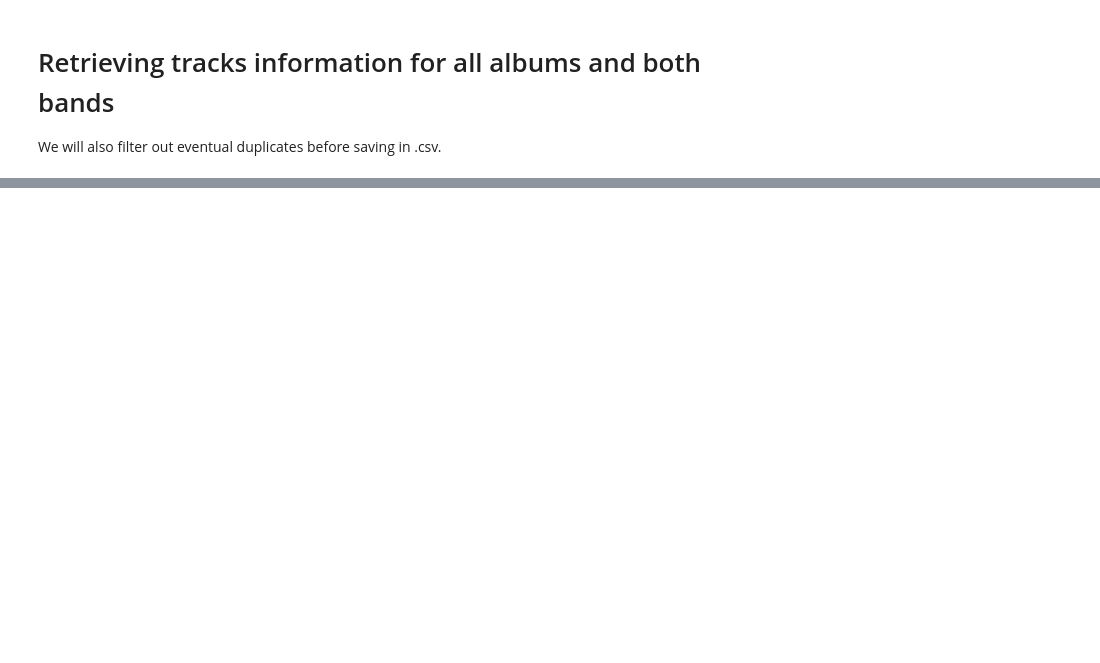
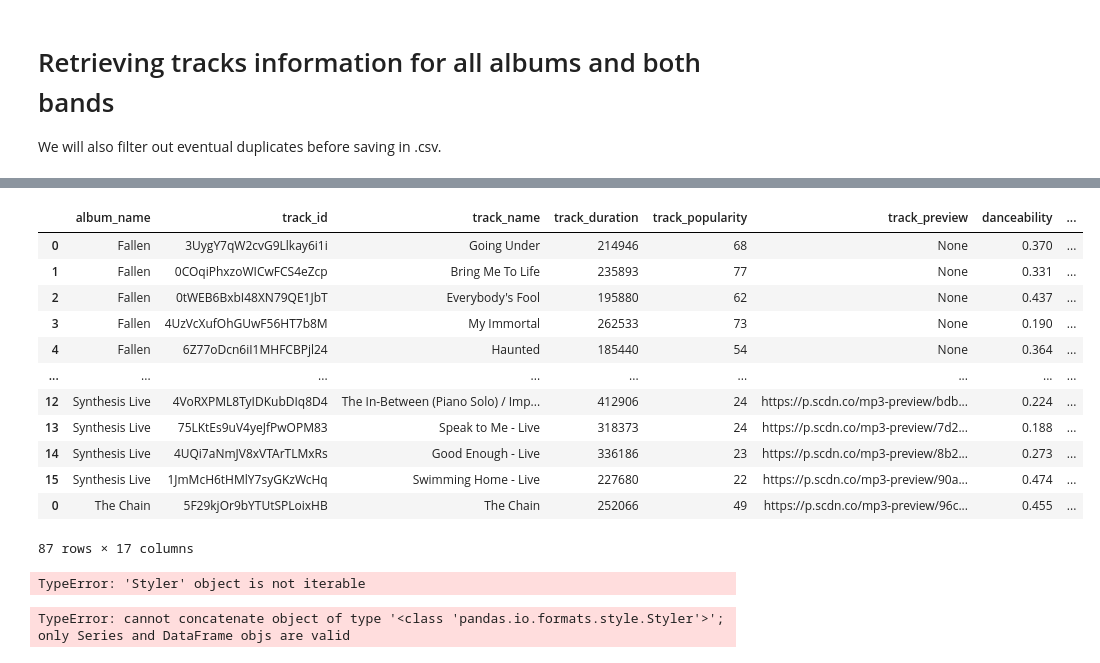
Before and after one commit to dpbac/evanescence_and_within_temptation_in_Python, a Jupyter notebook: notebook_02_retrieve_metada_Spotify_Evanescence_Within_Temptation.ipynb, the cells around one changed output, grey strips where cells are left out. Drawn from its saved outputs; the diff is of its cells as text; code cells hidden in the pictures; blank space fills up the shorter version.

```diff
--- a/notebook_02_retrieve_metada_Spotify_Evanescence_Within_Temptation.ipynb
+++ b/notebook_02_retrieve_metada_Spotify_Evanescence_Within_Temptation.ipynb
@@ -1011,0 +1065,32 @@ We will also filter out eventual duplicates before saving in .csv.
+# %%
+df_conc.drop_duplicates(subset = ['track_name'])
+# %% [output]
+|  | album_name | track_id | track_name | track_duration | track_popularity | track_preview | danceability | ... |
+| 0 | Fallen | 3UygY7qW2cvG9Llkay6i1i | Going Under | 214946 | 68 | None | 0.370 | ... |
+| 1 | Fallen | 0COqiPhxzoWICwFCS4eZcp | Bring Me To Life | 235893 | 77 | None | 0.331 | ... |
+| 2 | Fallen | 0tWEB6BxbI48XN79QE1JbT | Everybody's Fool | 195880 | 62 | None | 0.437 | ... |
+| 3 | Fallen | 4UzVcXufOhGUwF56HT7b8M | My Immortal | 262533 | 73 | None | 0.190 | ... |
+| 4 | Fallen | 6Z77oDcn6iI1MHFCBPjl24 | Haunted | 185440 | 54 | None | 0.364 | ... |
+| ... | ... | ... | ... | ... | ... | ... | ... | ... |
+| 12 | Synthesis Live | 4VoRXPML8TyIDKubDIq8D4 | The In-Between (Piano Solo) / Imp... | 412906 | 24 | https://p.scdn.co/mp3-preview/bdb... | 0.224 | ... |
+| 13 | Synthesis Live | 75LKtEs9uV4yeJfPwOPM83 | Speak to Me - Live | 318373 | 24 | https://p.scdn.co/mp3-preview/7d2... | 0.188 | ... |
+| 14 | Synthesis Live | 4UQi7aNmJV8xVTArTLMxRs | Good Enough - Live | 336186 | 23 | https://p.scdn.co/mp3-preview/8b2... | 0.273 | ... |
+| 15 | Synthesis Live | 1JmMcH6tHMlY7syGKzWcHq | Swimming Home - Live | 227680 | 22 | https://p.scdn.co/mp3-preview/90a... | 0.474 | ... |
+| 0 | The Chain | 5F29kjOr9bYTUtSPLoixHB | The Chain | 252066 | 49 | https://p.scdn.co/mp3-preview/96c... | 0.455 | ... |
+87 rows × 17 columns
+# %%
+list_album_id = df_albums_evanescence_filtered['album_id'].tolist()
+
+idx = 0
+df_conc = retrieve_tracks_info(list_album_id[idx])
+
+for idx in range(1,df_albums_evanescence_filtered.shape[0]):
+    df_conc = pd.concat(df_conc,retrieve_tracks_info(list_album_id[idx]))
+
+df_conc
+# %% [output]
+TypeError: 'Styler' object is not iterable
+# %%
+df_conc = pd.concat(df)
+# %% [output]
+TypeError: cannot concatenate object of type '<class 'pandas.io.formats.style.Styler'>'; only Series and DataFrame objs are valid
```
Also changed, not shown: parts of 8 cells of this notebook.
